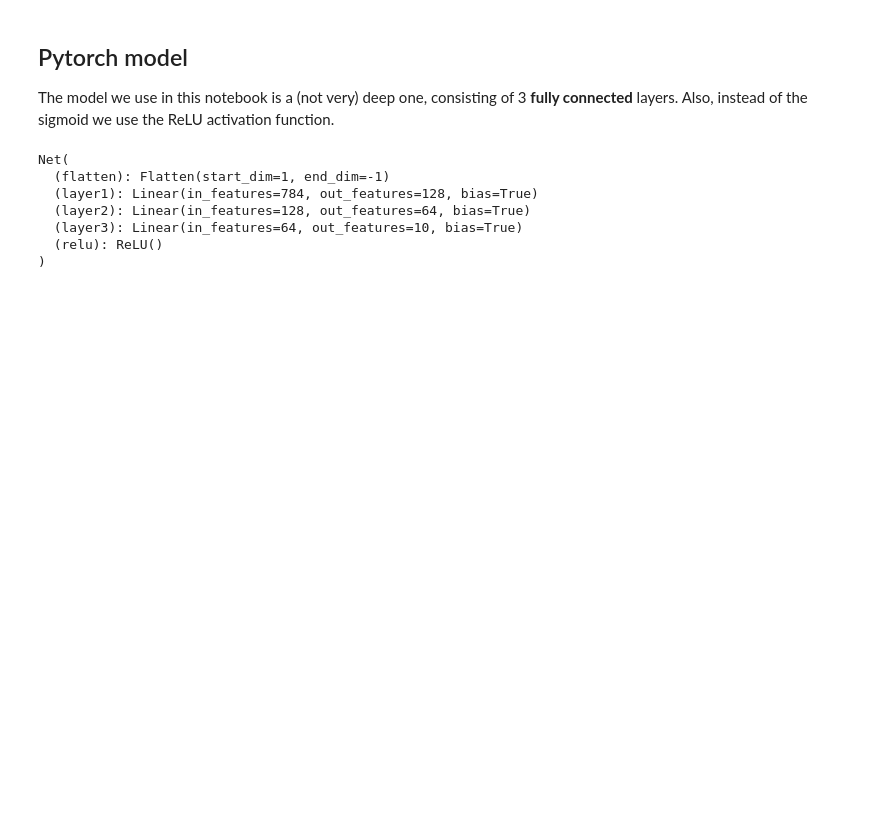
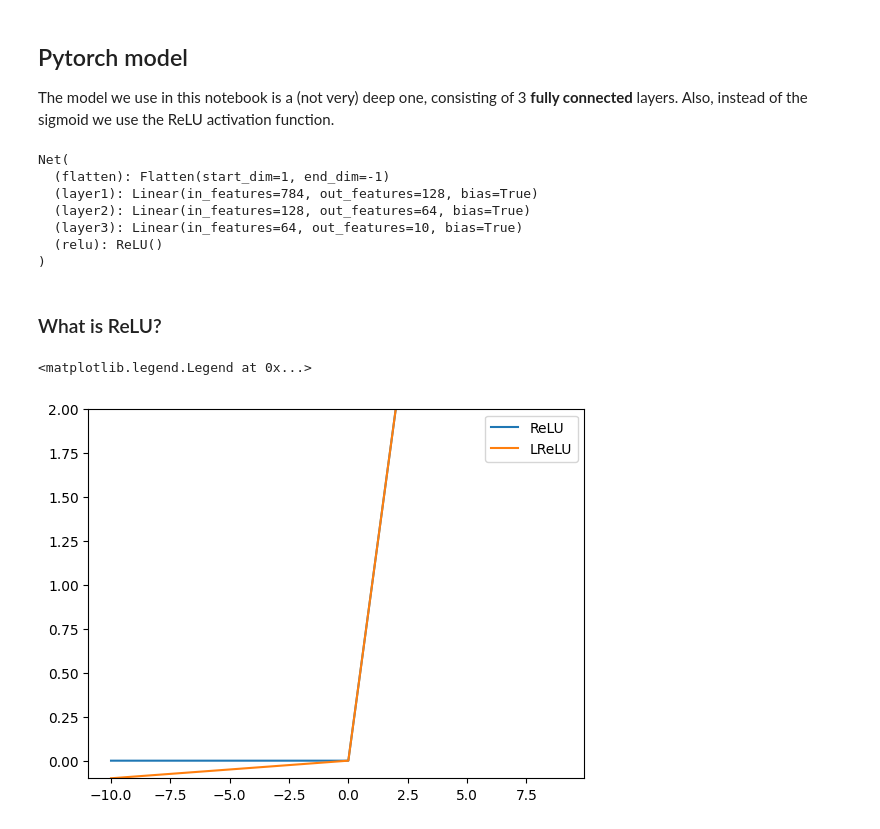
Before and after one commit to hikmatfarhat-ndu/pytorch, a Jupyter notebook: feedforward.ipynb, the cells around one changed output. Drawn from its saved outputs; the diff is of its cells as text; code cells hidden in the pictures; blank space fills up the shorter version.

```diff
--- a/feedforward.ipynb
+++ b/feedforward.ipynb
@@ -109,3 +111,24 @@ Net(
   (layer3): Linear(in_features=64, out_features=10, bias=True)
   (relu): ReLU()
 )
+# %% [markdown]
+### What is ReLU?
+# %%
+def ReLU(x):
+    if x >=0:
+        return x
+    return 0
+def LReLU(x):
+    if x>=0:
+        return x
+    return 0.01*x
+x=[i for i in range(-10,10)]
+u=[ReLU(z) for z in x]
+v=[LReLU(z) for z in x]
+plt.ylim(-0.1,2)
+plt.plot(x,u,label='ReLU')
+plt.plot(x,v,label='LReLU')
+plt.legend()
+# %% [output]
+<matplotlib.legend.Legend at 0x...>
+[figure, added]
```
Also changed, not shown: parts of 8 cells of this notebook, 4 other files.
